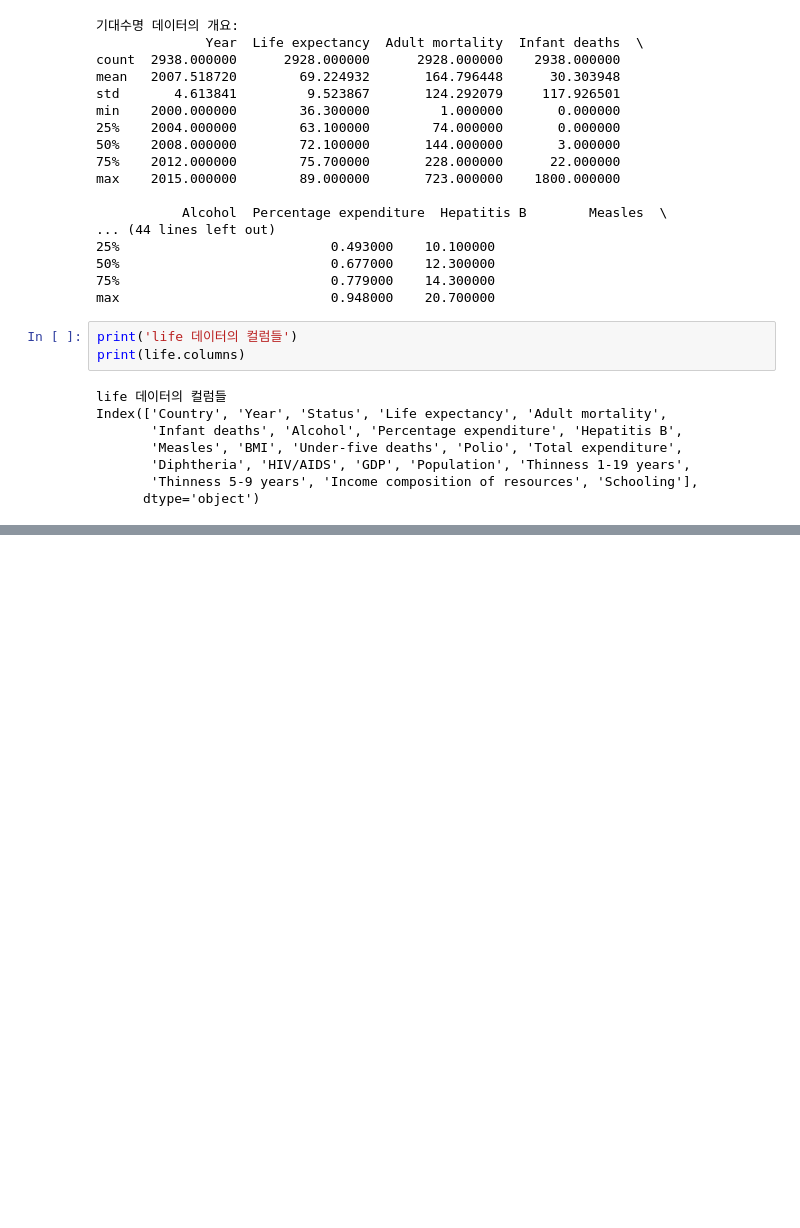
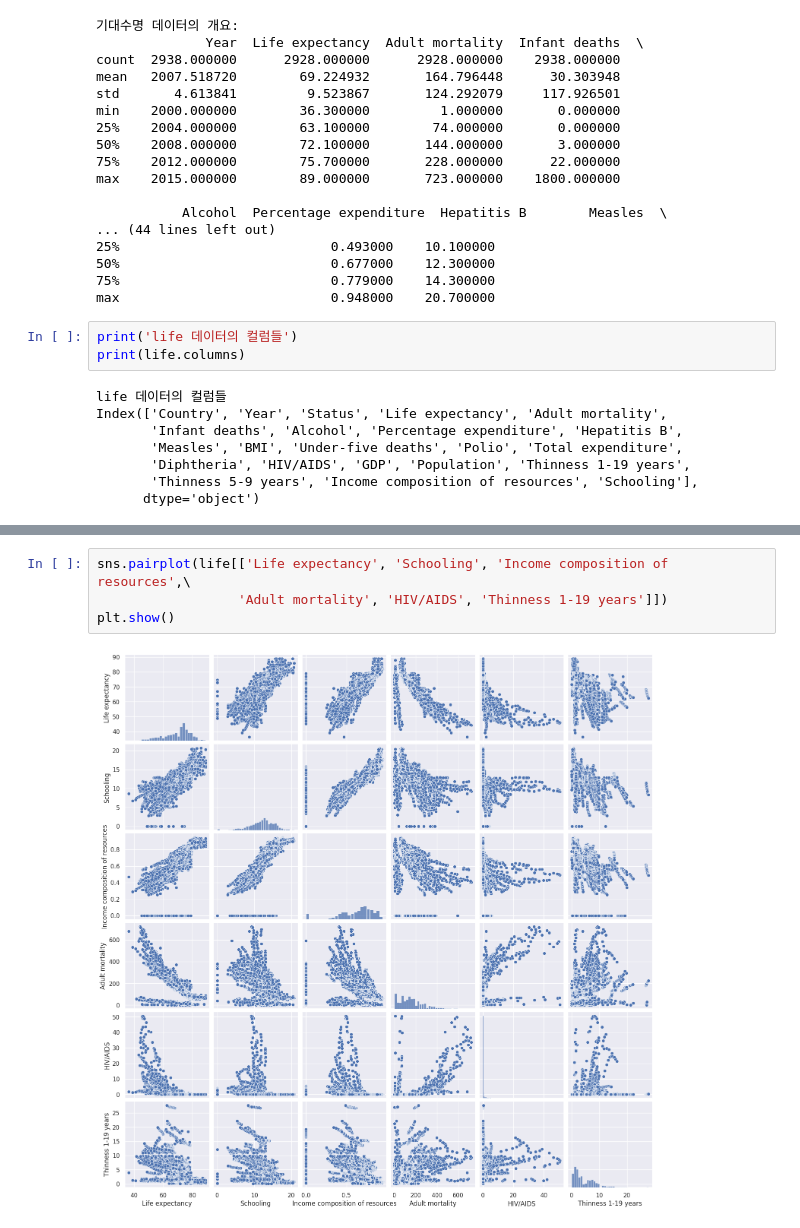
Before and after one commit to BumGyo/AI_basic, a Jupyter notebook: Day1.ipynb, the cells around one changed output, grey strips where cells are left out. Cells and saved outputs as stored; diff of their text form; blank space fills up the shorter version.

```diff
--- a/Day1.ipynb
+++ b/Day1.ipynb
@@ -126,0 +152,6 @@ Index(['Country', 'Year', 'Status', 'Life expectancy', 'Adult mortality',
+# %%
+sns.pairplot(life[['Life expectancy', 'Schooling', 'Income composition of resources',\
+                  'Adult mortality', 'HIV/AIDS', 'Thinness 1-19 years']])
+plt.show()
+# %% [output]
+[figure, added]
```
Also changed, not shown: parts of 5 cells of this notebook.
